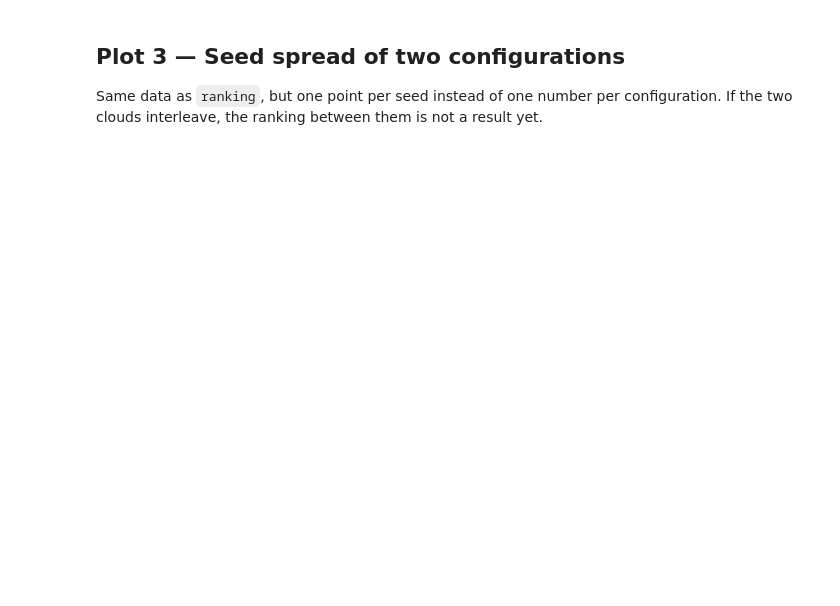
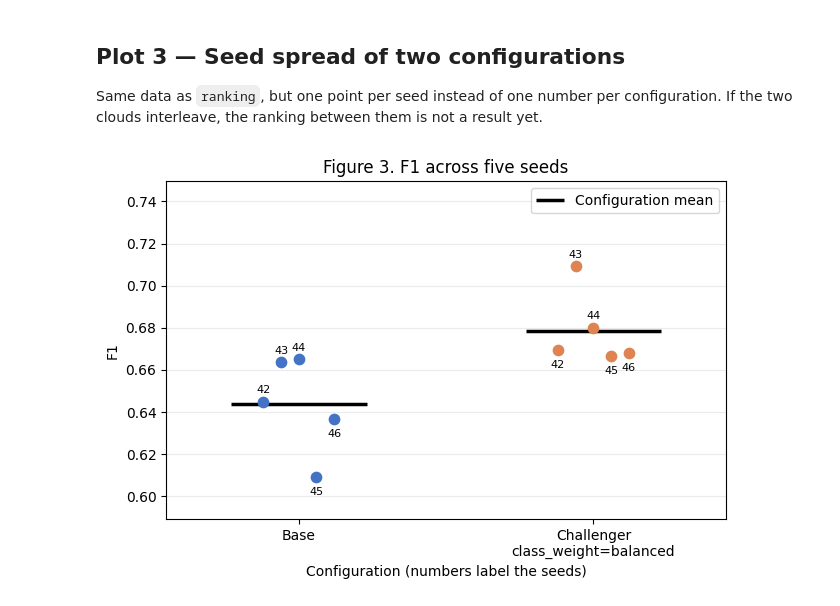
Before and after one commit to yeonnnnni/machine-learning-project, a Jupyter notebook: lab08_experiments/notebooks/lab08_experiments.ipynb, the cells around one changed output. Drawn from its saved outputs; the diff is of its cells as text; code cells hidden in the pictures; blank space fills up the shorter version.

```diff
--- a/lab08_experiments/notebooks/lab08_experiments.ipynb
+++ b/lab08_experiments/notebooks/lab08_experiments.ipynb
@@ -66,0 +195,98 @@ two clouds interleave, the ranking between them is not a result yet.
+# %%
+# ============ TODO (Plot 3) ============
+# One point per (configuration, seed) for the base and the challenger, using `records`.
+# Put the mean as a longer marker or a line. Label the axis with the metric name.
+# =======================================
+
+# [1] 비교 지표와 두 설정을 준비한다.
+metric = "f1"
+configs = [
+    lab08.BASE_CONFIG,
+    lab08.CHALLENGER_CONFIG,
+]
+colors = ["#4472C4", "#DD8452"]
+
+fig, ax = plt.subplots(figsize=(6.5, 4.5))
+all_values = []
+
+# [2] 각 설정의 record들을 찾아 seed 순서로 정렬한다.
+for i, (config, color) in enumerate(zip(configs, colors)):
+    cid = lab08.config_id(config)
+
+    selected = sorted(
+        [r for r in records if r["config_id"] == cid],
+        key=lambda r: r["seed"],
+    )
+
+    values = np.array([
+        r["metrics"][metric]
+        for r in selected
+    ])
+    mean_value = values.mean()
+
+    # [3] 점이 겹치지 않도록 가로 위치를 조금씩 나누어 표시한다.
+    offsets = np.linspace(-0.12, 0.12, len(selected))
+    x_positions = i + offsets
+
+    ax.scatter(
+        x_positions,
+        values,
+        color=color,
+        s=55,
+        zorder=3,
+    )
+
+    # [4] 각 점에 seed 번호를 표시한다.
+    for x, value, record in zip(x_positions, values, selected):
+        ax.annotate(
+            str(record["seed"]),
+            (x, value),
+            xytext=(0, 6 if value >= mean_value else -13),
+            textcoords="offset points",
+            ha="center",
+            fontsize=8,
+        )
+
+    # [5] 해당 설정의 평균을 긴 검은 선으로 표시한다.
+    ax.hlines(
+        mean_value,
+        i - 0.23,
+        i + 0.23,
+        color="black",
+        linewidth=2.5,
+        zorder=2,
+        label="Configuration mean" if i == 0 else None,
+    )
+
+    all_values.extend(values)
+
+# [6] seed 간 차이를 읽을 수 있도록 세로 범위를 설정한다.
+pad = max(0.01, 0.2 * np.ptp(all_values))
+
+ax.set_ylim(
+    max(0, min(all_values) - pad),
+    min(1, max(all_values) + 2 * pad),
+)
+
+ax.set_xticks(
+    [0, 1],
+    ["Base", "Challenger\nclass_weight=balanced"],
+)
+
+ax.set(
+    xlim=(-0.45, 1.45),
+    xlabel="Configuration (numbers label the seeds)",
+    ylabel=metric.upper(),
+    title="Figure 3. F1 across five seeds",
+)
+
+ax.set_axisbelow(True)
+ax.grid(axis="y", alpha=0.25)
+ax.legend()
+
+# [7] 파일로 저장한 뒤 화면에 표시한다.
+fig.tight_layout()
+fig.savefig("fig3.png", dpi=300, bbox_inches="tight")
+plt.show()
+# %% [output]
+[figure, added]
```
Also changed, not shown: parts of 6 cells of this notebook, 12 other files.
